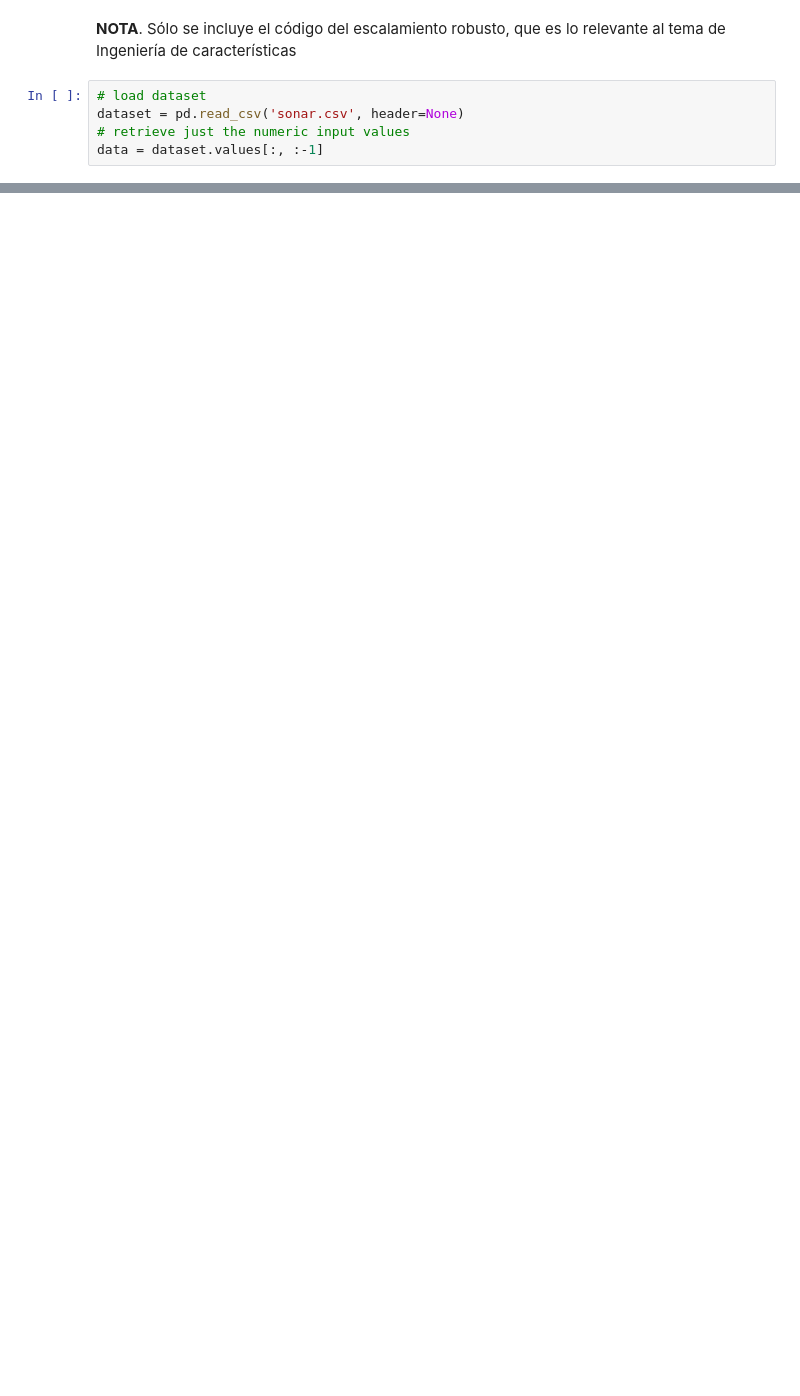
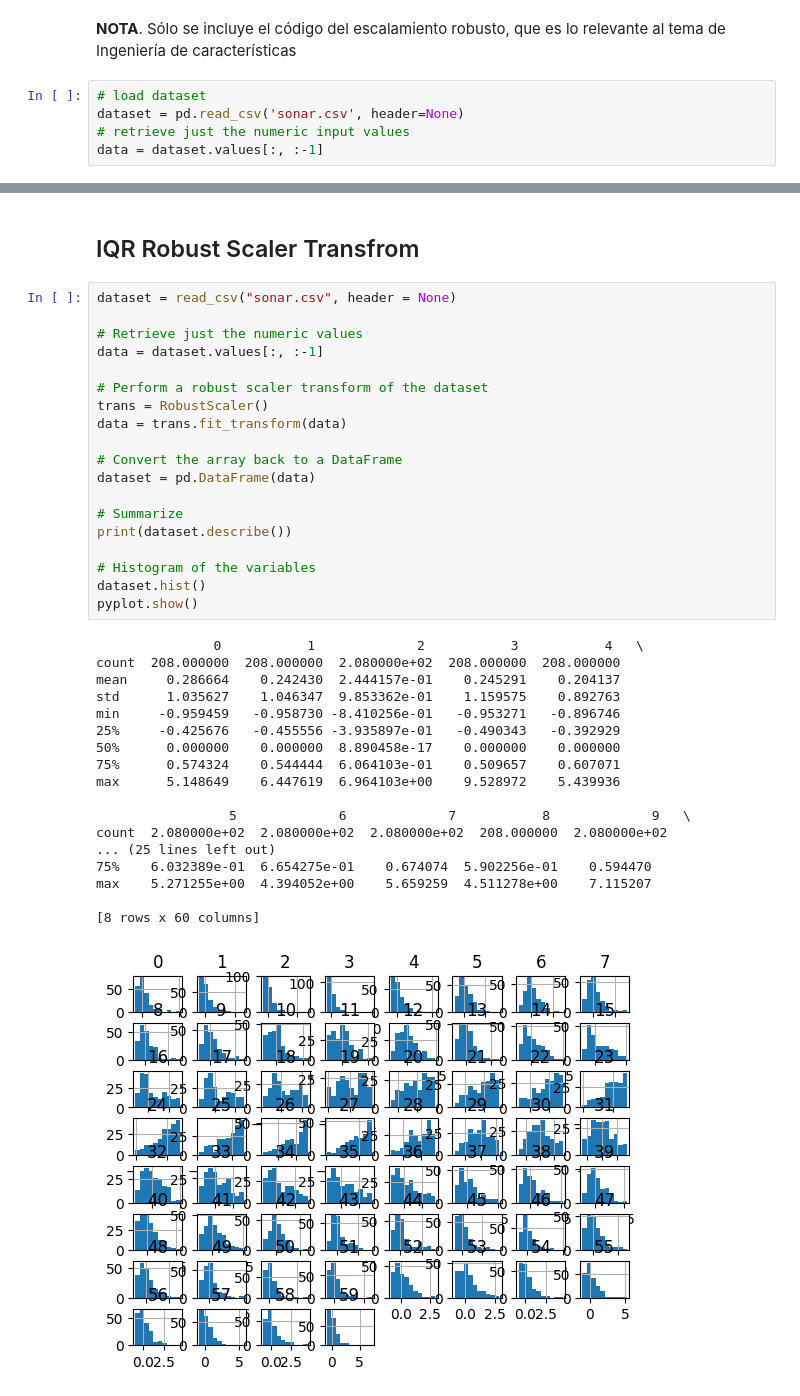
Before and after one commit to carloshgalvan95/Ciencia_Analitica_Datos, a Jupyter notebook: Modules/03_module/Scale Data With Outliers for Machine Learning/Robust.ipynb, the cells around one changed output, grey strips where cells are left out. Cells and saved outputs as stored; diff of their text form; blank space fills up the shorter version.

```diff
--- a/Modules/03_module/Scale Data With Outliers for Machine Learning/Robust.ipynb
+++ b/Modules/03_module/Scale Data With Outliers for Machine Learning/Robust.ipynb
@@ -54,3 +108,43 @@ pyplot.show()
+# %% [markdown]
+## IQR Robust Scaler Transfrom
+# %%
+dataset = read_csv("sonar.csv", header = None)
+
+# Retrieve just the numeric values
+data = dataset.values[:, :-1]
+
+# Perform a robust scaler transform of the dataset
+trans = RobustScaler()
+data = trans.fit_transform(data)
+
+# Convert the array back to a DataFrame
+dataset = pd.DataFrame(data)
+
+# Summarize
+print(dataset.describe())
+
+# Histogram of the variables
+dataset.hist()
+pyplot.show()
+# %% [output]
+               0           1             2           3           4   \
+count  208.000000  208.000000  2.080000e+02  208.000000  208.000000
+mean     0.286664    0.242430  2.444157e-01    0.245291    0.204137
+std      1.035627    1.046347  9.853362e-01    1.159575    0.892763
+min     -0.959459   -0.958730 -8.410256e-01   -0.953271   -0.896746
+25%     -0.425676   -0.455556 -3.935897e-01   -0.490343   -0.392929
+50%      0.000000    0.000000  8.890458e-17    0.000000    0.000000
+75%      0.574324    0.544444  6.064103e-01    0.509657    0.607071
+max      5.148649    6.447619  6.964103e+00    9.528972    5.439936
+
+                 5             6             7           8             9   \
+count  2.080000e+02  2.080000e+02  2.080000e+02  208.000000  2.080000e+02
+... (25 lines left out)
+75%    6.032389e-01  6.654275e-01    0.674074  5.902256e-01    0.594470
+max    5.271255e+00  4.394052e+00    5.659259  4.511278e+00    7.115207
+
+[8 rows x 60 columns]
+[figure, added]
 # %%
 # perform a robust scaler transform of the dataset
 trans = RobustScaler()
```
Also changed, not shown: parts of 11 cells of this notebook, 1 other file.
